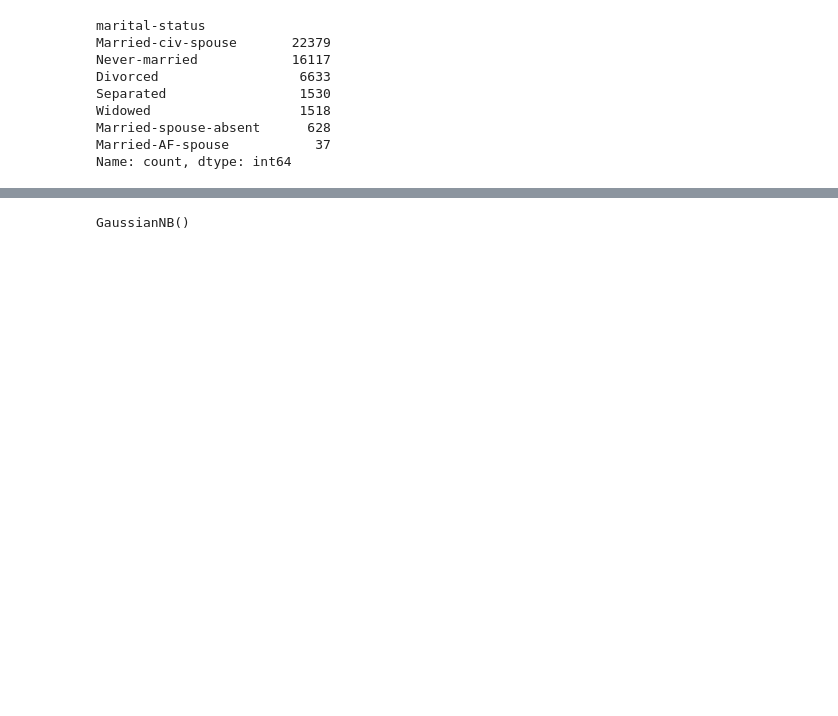
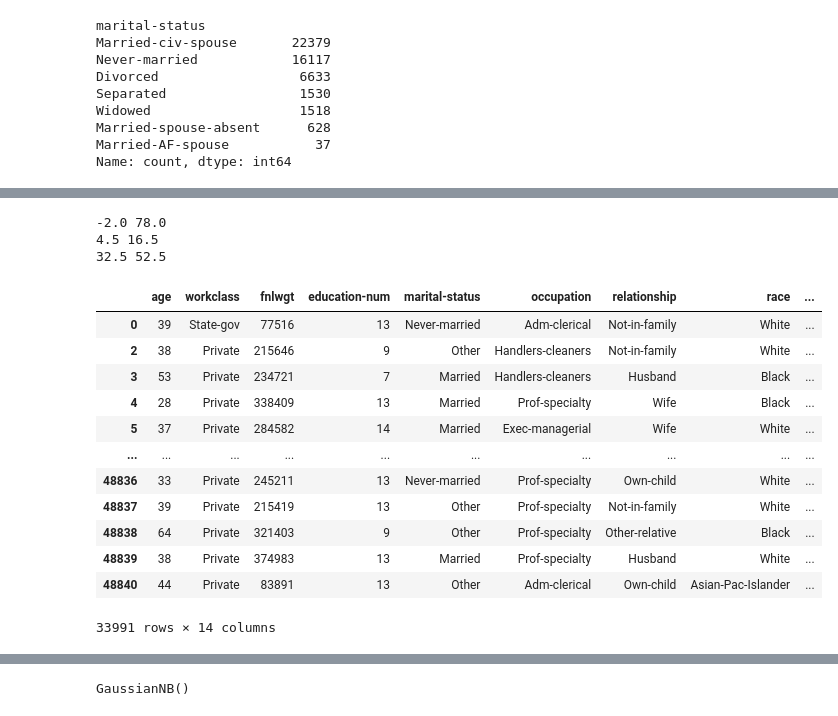
Before and after one commit to Imanjith/machineLearningCW, a Jupyter notebook: main.ipynb, the cells around one changed output, grey strips where cells are left out. Drawn from its saved outputs; the diff is of its cells as text; code cells hidden in the pictures; blank space fills up the shorter version.

```diff
--- a/main.ipynb
+++ b/main.ipynb
@@ -147,0 +205,22 @@ X.fillna(method="ffill",inplace=True)
+# %%
+X = removeOutliers("age",X)
+X = removeOutliers("education-num",X)
+X = removeOutliers("hours-per-week",X)
+X
+# %% [output]
+-2.0 78.0
+4.5 16.5
+32.5 52.5
+|  | age | workclass | fnlwgt | education-num | marital-status | occupation | relationship | race | ... |
+| 0 | 39 | State-gov | 77516 | 13 | Never-married | Adm-clerical | Not-in-family | White | ... |
+| 2 | 38 | Private | 215646 | 9 | Other | Handlers-cleaners | Not-in-family | White | ... |
+| 3 | 53 | Private | 234721 | 7 | Married | Handlers-cleaners | Husband | Black | ... |
+| 4 | 28 | Private | 338409 | 13 | Married | Prof-specialty | Wife | Black | ... |
+| 5 | 37 | Private | 284582 | 14 | Married | Exec-managerial | Wife | White | ... |
+| ... | ... | ... | ... | ... | ... | ... | ... | ... | ... |
+| 48836 | 33 | Private | 245211 | 13 | Never-married | Prof-specialty | Own-child | White | ... |
+| 48837 | 39 | Private | 215419 | 13 | Other | Prof-specialty | Not-in-family | White | ... |
+| 48838 | 64 | Private | 321403 | 9 | Other | Prof-specialty | Other-relative | Black | ... |
+| 48839 | 38 | Private | 374983 | 13 | Married | Prof-specialty | Husband | White | ... |
+| 48840 | 44 | Private | 83891 | 13 | Other | Adm-clerical | Own-child | Asian-Pac-Islander | ... |
+33991 rows × 14 columns
```
Also changed, not shown: parts of 30 cells of this notebook.
